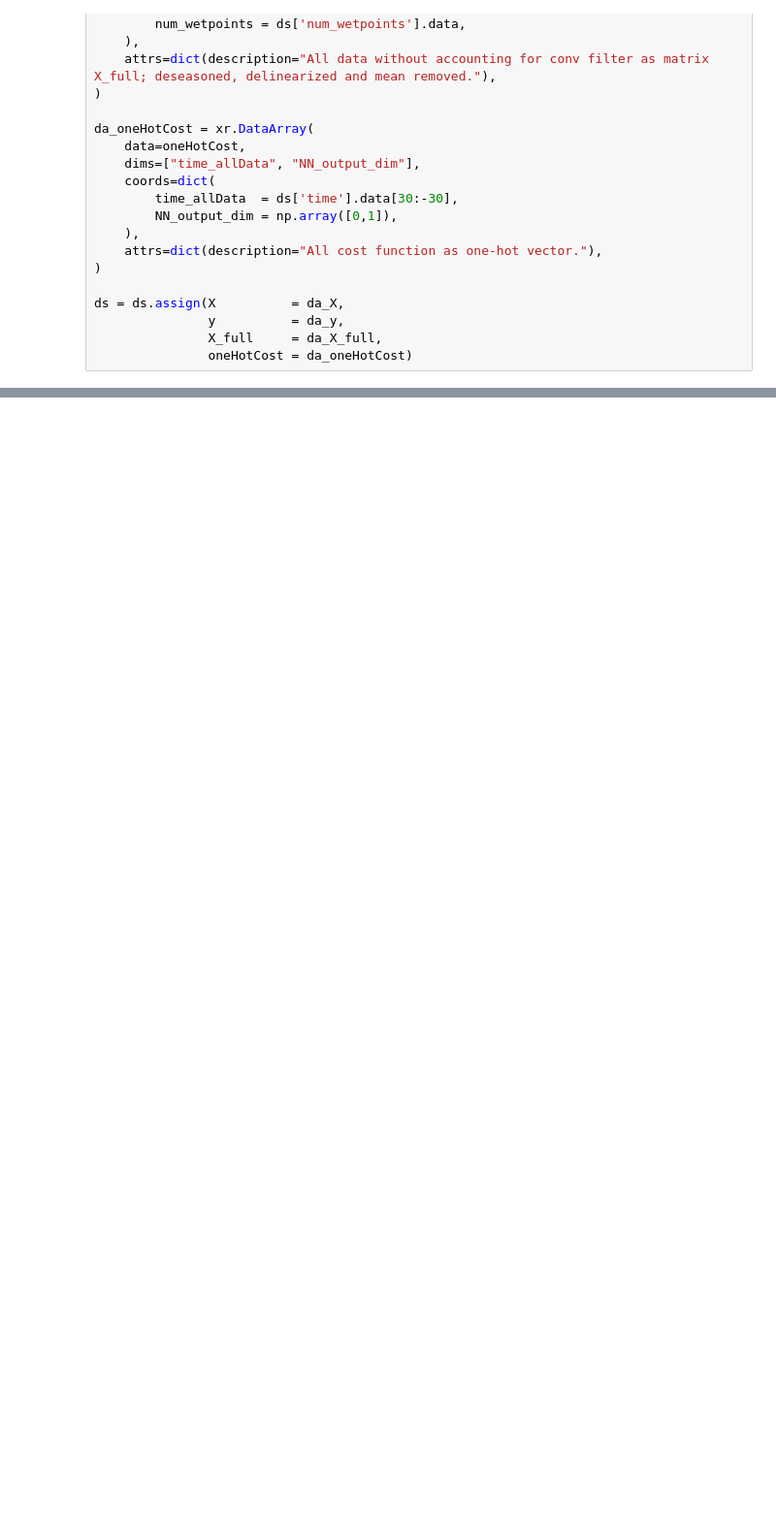
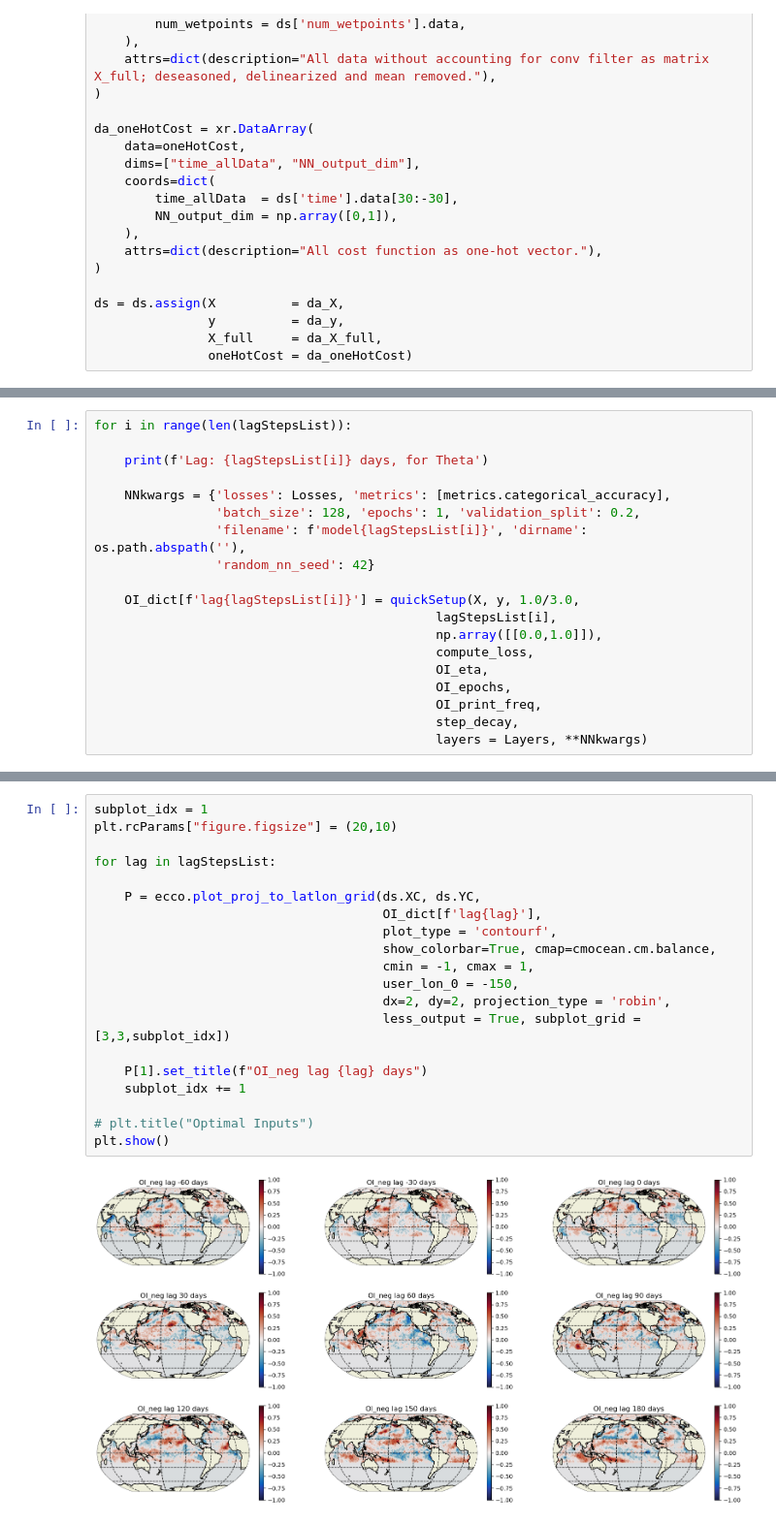
Before and after one commit to Shreyas911/XAIRT, a Jupyter notebook: examples/eccov4r4_classification-OI.ipynb, the cells around one changed output, grey strips where cells are left out. Shown at 97% size. Cells and saved outputs as stored; diff of their text form; blank space fills up the shorter version.

```diff
--- a/examples/eccov4r4_classification-OI.ipynb
+++ b/examples/eccov4r4_classification-OI.ipynb
@@ -449,0 +523,19 @@ Text(0.5, 1.0, 'OI60')
+# %%
+for i in range(len(lagStepsList)):
+
+    print(f'Lag: {lagStepsList[i]} days, for Theta')
+
+    NNkwargs = {'losses': Losses, 'metrics': [metrics.categorical_accuracy],
+                'batch_size': 128, 'epochs': 1, 'validation_split': 0.2,
+                'filename': f'model{lagStepsList[i]}', 'dirname': os.path.abspath(''),
+                'random_nn_seed': 42}
+
+    OI_dict[f'lag{lagStepsList[i]}'] = quickSetup(X, y, 1.0/3.0,
+                                             lagStepsList[i],
+                                             np.array([[0.0,1.0]]),
+                                             compute_loss,
+                                             OI_eta,
+                                             OI_epochs,
+                                             OI_print_freq,
+                                             step_decay,
+                                             layers = Layers, **NNkwargs)
@@ -449,0 +648,22 @@ Text(0.5, 1.0, 'OI60')
+# %%
+subplot_idx = 1
+plt.rcParams["figure.figsize"] = (20,10)
+
+for lag in lagStepsList:
+
+    P = ecco.plot_proj_to_latlon_grid(ds.XC, ds.YC,
+                                      OI_dict[f'lag{lag}'],
+                                      plot_type = 'contourf',
+                                      show_colorbar=True, cmap=cmocean.cm.balance,
+                                      cmin = -1, cmax = 1,
+                                      user_lon_0 = -150,
+                                      dx=2, dy=2, projection_type = 'robin',
+                                      less_output = True, subplot_grid = [3,3,subplot_idx])
+
+    P[1].set_title(f"OI_neg lag {lag} days")
+    subplot_idx += 1
+
+# plt.title("Optimal Inputs")
+plt.show()
+# %% [output]
+[figure, added]
```
Also changed, not shown: parts of 10 cells of this notebook, 6 other files.
